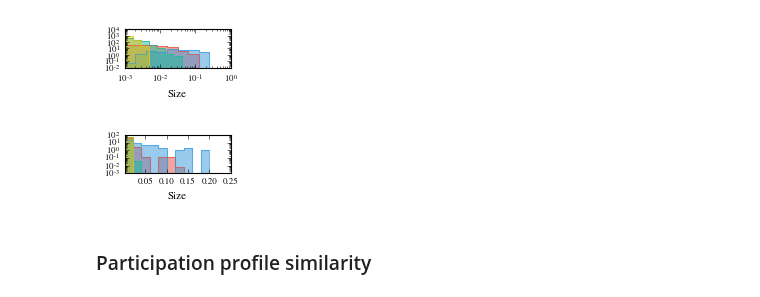
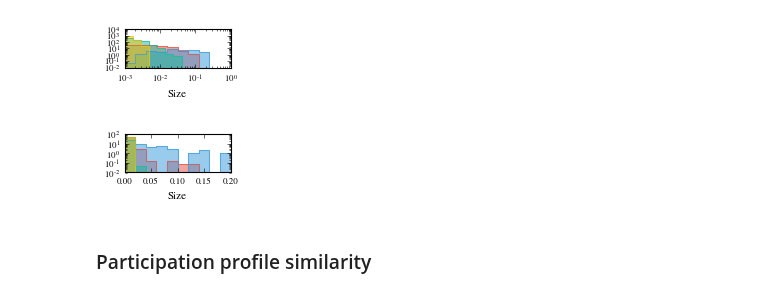
Before and after one commit to ulfaslak/recurrent_communities, a Jupyter notebook: results_real_data.ipynb, the cells around one changed output. Saved outputs shown, nothing was run; the diff lists cells and outputs as text; code cells hidden in the pictures.

```diff
--- a/results_real_data.ipynb
+++ b/results_real_data.ipynb
@@ -2423,35 +2430,35 @@ plt.fill_between(b_step, v_step, color="#e74c3c", alpha=0.5, label="JSL")
 
 # FL histogram
 v, b = np.histogram(sizes_FL_2, np.linspace(0, 0.2, 11), normed=True)
 plt.step(b, [v[0]] + list(v), where='pre', color="#3498db", lw=0.5)
 b_step, v_step = get_x_y_steps(b, [v[0]] + list(v), where="pre")
 plt.fill_between(b_step, v_step, color="#3498db", alpha=0.5, label="FL")
 #plt.plot(x, y_FL, color="#3498db")
 
 # AL histogram
 v, b = np.histogram(sizes_AL_2, np.linspace(0, 0.2, 11), normed=True)
 plt.step(b, [v[0]] + list(v), where='pre', color="#1abc9c", lw=0.5)
 b_step, v_step = get_x_y_steps(b, [v[0]] + list(v), where="pre")
 plt.fill_between(b_step, v_step, color="#1abc9c", alpha=0.5, label="AL")
 #plt.plot(x, y_AL, color="#1abc9c")
 
 # NL histogram
 v, b = np.histogram(sizes_NL_2, np.linspace(0, 0.2, 11), normed=True)
 plt.step(b, [v[0]] + list(v), where='pre', color="#f1c40f", lw=0.5)
 b_step, v_step = get_x_y_steps(b, [v[0]] + list(v), where="pre")
 plt.fill_between(b_step, v_step, color="#f1c40f", alpha=0.5, label="NL")
 #plt.plot(x, y_NL, color="#f1c40f")
 
 plt.yscale("log")
 
 plt.xlabel("size".capitalize())
-plt.xlim(1e-3)
+plt.xlim(0, 0.2)
 
 #plt.legend(frameon=False)
 plt.savefig("figures/size_distribution_workplace_all_distr_wide_log.pdf")
 plt.show()
 # %% [output]
-[figure, old version]
+[figure, new version]
 # %% [markdown]
 ### Participation profile similarity
 # %%
```
Also changed, not shown: parts of 17 cells of this notebook, 34 other files.
